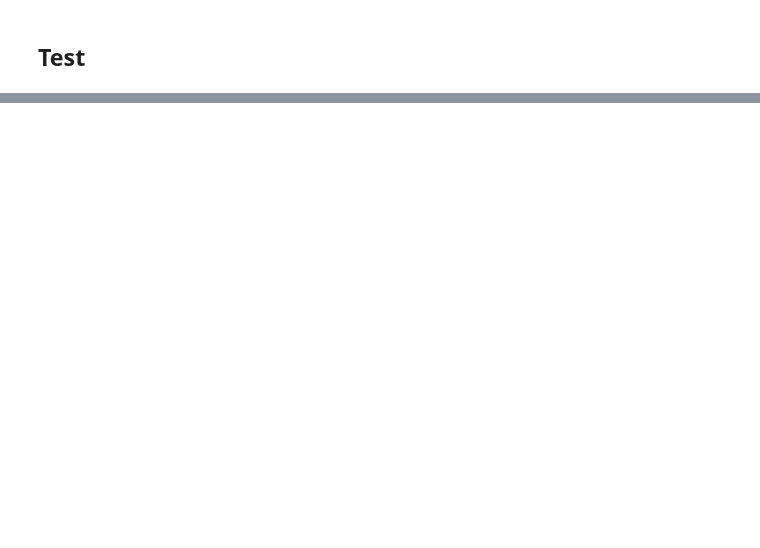
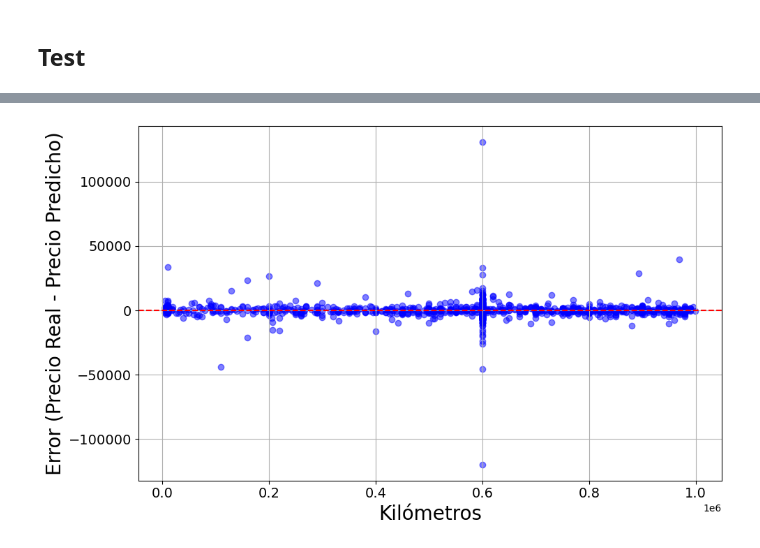
Before and after one commit to lucasU1969/PF-ML, a Jupyter notebook: modelo_final.ipynb, the cells around one changed output, grey strips where cells are left out. Cells and saved outputs as stored; diff of their text form; code cells hidden in the pictures; blank space fills up the shorter version.

```diff
--- a/modelo_final.ipynb
+++ b/modelo_final.ipynb
@@ -120,0 +253,13 @@ Test Mean Absolute Error: 2694.3337662401186
+# %%
+plt.figure(figsize=(10, 6))
+plt.scatter(test['Kilómetros'], errors, alpha=0.5, color='blue')
+plt.xticks(fontsize=14)
+plt.yticks(fontsize=14)
+plt.axhline(0, color='red', linestyle='--')
+plt.xlabel('Kilómetros', fontsize=20)
+plt.ylabel('Error (Precio Real - Precio Predicho)', fontsize=20)
+plt.grid()
+plt.tight_layout()
+plt.show()
+# %% [output]
+[figure, added]
```
Also changed, not shown: parts of 21 cells of this notebook.
